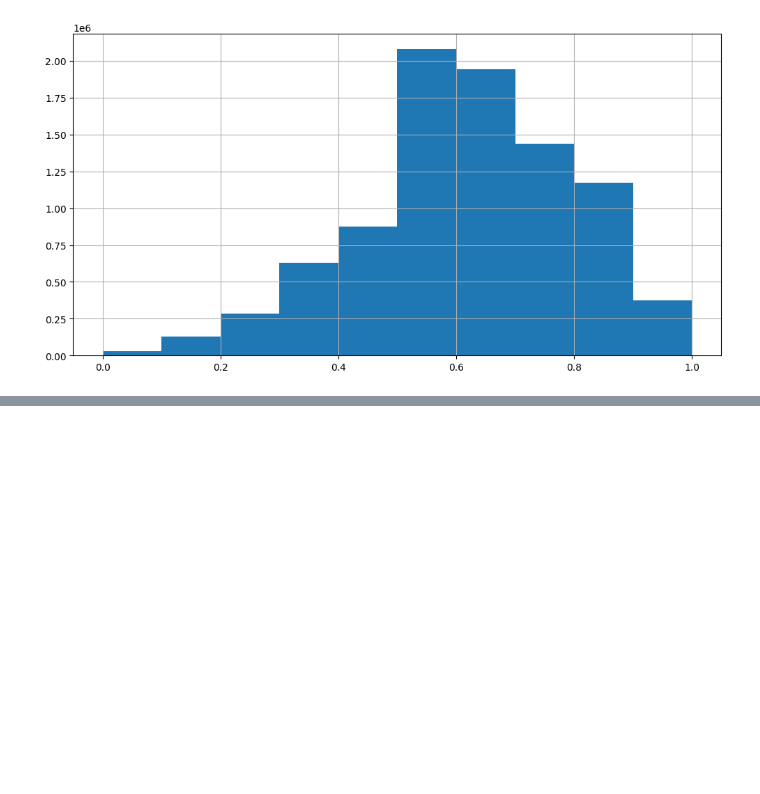
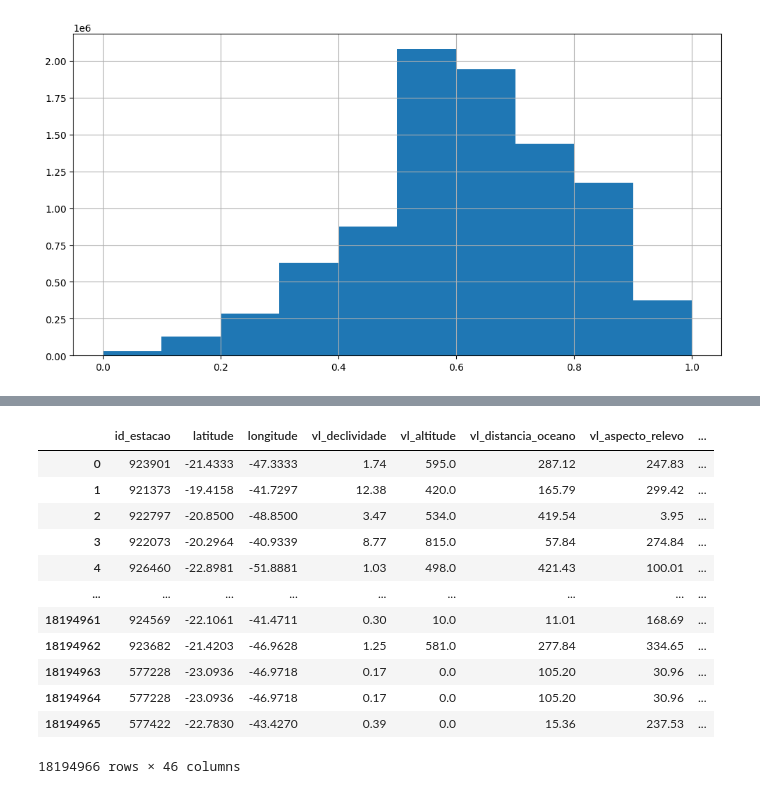
Before and after one commit to mateus-santos-rocha/doutorado, a Jupyter notebook: 3.modelling.ipynb, the cells around one changed output, grey strips where cells are left out. Saved outputs shown, nothing was run; the diff lists cells and outputs as text; code cells hidden in the pictures; blank space fills up the shorter version.

```diff
--- a/3.modelling.ipynb
+++ b/3.modelling.ipynb
@@ -534,0 +608,20 @@ df_all.loc[df_all['model']=='model_4']['vl_prioridade_vizinha'].hist(bins=10, fi
+# %%
+from modelling_utils import get_abt_estacoes_vizinhas
+
+abt_estacoes_vizinhas = get_abt_estacoes_vizinhas(modelling_conn=modelling_conn)
+# %%
+abt_estacoes_vizinhas
+# %% [output]
+|  | id_estacao | latitude | longitude | vl_declividade | vl_altitude | vl_distancia_oceano | vl_aspecto_relevo | ... |
+| 0 | 923901 | -21.4333 | -47.3333 | 1.74 | 595.0 | 287.12 | 247.83 | ... |
+| 1 | 921373 | -19.4158 | -41.7297 | 12.38 | 420.0 | 165.79 | 299.42 | ... |
+| 2 | 922797 | -20.8500 | -48.8500 | 3.47 | 534.0 | 419.54 | 3.95 | ... |
+| 3 | 922073 | -20.2964 | -40.9339 | 8.77 | 815.0 | 57.84 | 274.84 | ... |
+| 4 | 926460 | -22.8981 | -51.8881 | 1.03 | 498.0 | 421.43 | 100.01 | ... |
+| ... | ... | ... | ... | ... | ... | ... | ... | ... |
+| 18194961 | 924569 | -22.1061 | -41.4711 | 0.30 | 10.0 | 11.01 | 168.69 | ... |
+| 18194962 | 923682 | -21.4203 | -46.9628 | 1.25 | 581.0 | 277.84 | 334.65 | ... |
+| 18194963 | 577228 | -23.0936 | -46.9718 | 0.17 | 0.0 | 105.20 | 30.96 | ... |
+| 18194964 | 577228 | -23.0936 | -46.9718 | 0.17 | 0.0 | 105.20 | 30.96 | ... |
+| 18194965 | 577422 | -22.7830 | -43.4270 | 0.39 | 0.0 | 15.36 | 237.53 | ... |
+18194966 rows × 46 columns
```
Also changed, not shown: parts of 10 cells of this notebook, 2 other files.
